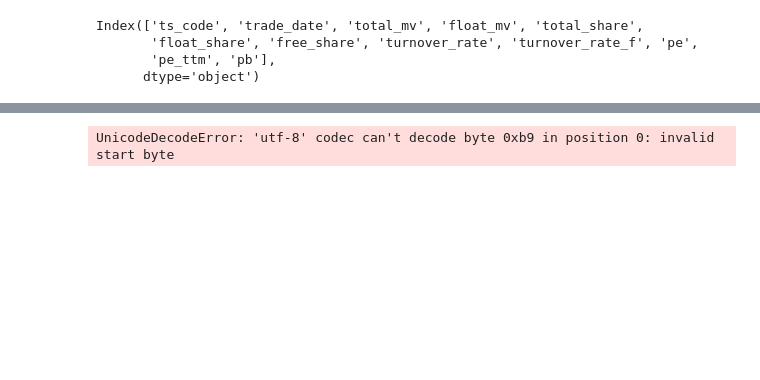
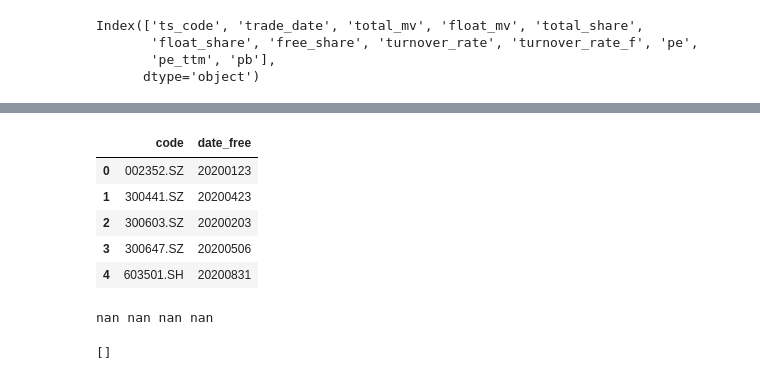
Before and after one commit to digu1216/quantBigA, a Jupyter notebook: jupyter_notebook/stock.ipynb, the cells around one changed output, grey strips where cells are left out. Cells and saved outputs as stored; diff of their text form; code cells hidden in the pictures; blank space fills up the shorter version.

```diff
--- a/jupyter_notebook/stock.ipynb
+++ b/jupyter_notebook/stock.ipynb
@@ -201,6 +201,4 @@ setting.add_parameter("atr_ma_length", 10, 30, 1)
 import pandas as pd
 import numpy as np
 # %%
-df=pd.read_csv('dingzeng2020.csv')
+df=pd.read_csv('dingzengjiejin2020.csv')
-# %% [output]
-UnicodeDecodeError: 'utf-8' codec can't decode byte 0xb9 in position 0: invalid start byte
@@ -206,0 +207,9 @@ UnicodeDecodeError: 'utf-8' codec can't decode byte 0xb9 in position 0: invalid
+# %%
+df.head()
+# %% [output]
+|  | code | date_free |
+| 0 | 002352.SZ | 20200123 |
+| 1 | 300441.SZ | 20200423 |
+| 2 | 300603.SZ | 20200203 |
+| 3 | 300647.SZ | 20200506 |
+| 4 | 603501.SH | 20200831 |
@@ -206,0 +242,8 @@ UnicodeDecodeError: 'utf-8' codec can't decode byte 0xb9 in position 0: invalid
+# %%
+print(mean_up, median_up, mean_down, median_down)
+# %% [output]
+nan nan nan nan
+# %%
+lst_down
+# %% [output]
+[]
```
Also changed, not shown: parts of 3 cells of this notebook, 9 other files.
